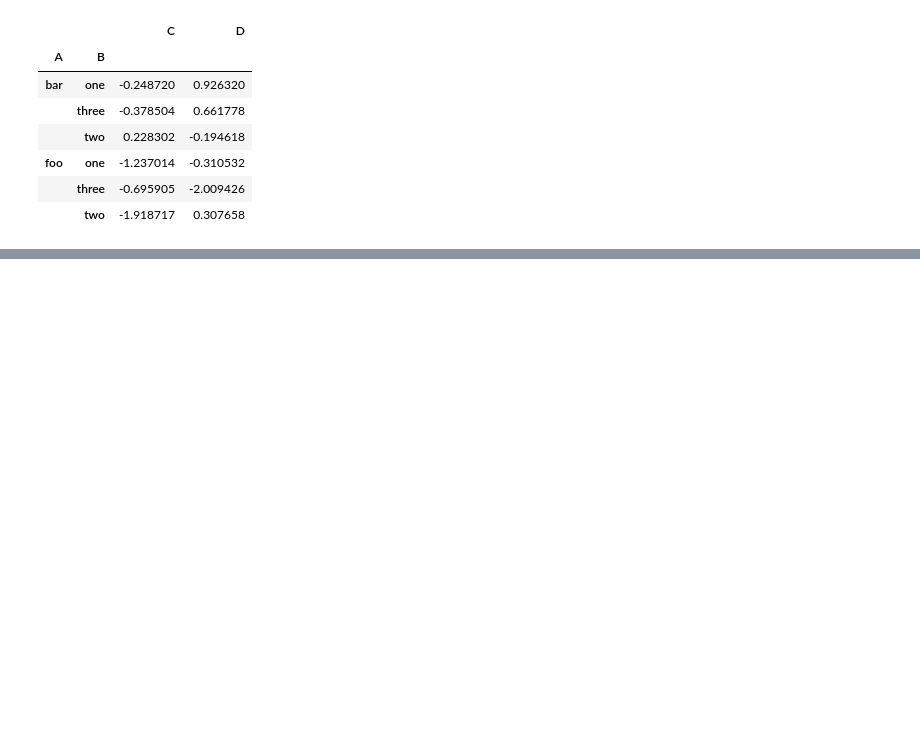
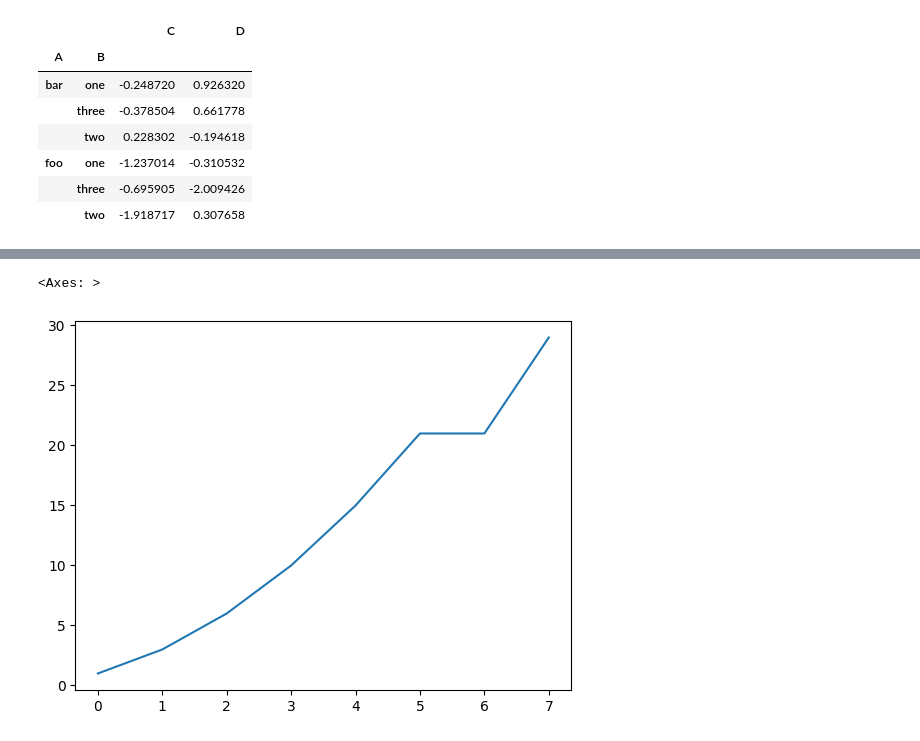
Before and after one commit to kamranshahid56-tech/Python_Practice-Numpy-Pandas-, a Jupyter notebook: python_practice.ipynb, the cells around one changed output, grey strips where cells are left out. Drawn from its saved outputs; the diff is of its cells as text; code cells hidden in the pictures; blank space fills up the shorter version.

```diff
--- a/python_practice.ipynb
+++ b/python_practice.ipynb
@@ -2612,0 +2734,3 @@ df.groupby(["A","B"]).sum()
+# %%
+ts = pd.Series([1, 2, 3, 4, 5,6, 0, 8])
+ts = ts.cumsum(skipna = True)
@@ -2612,0 +2750,5 @@ df.groupby(["A","B"]).sum()
+# %%
+ts.plot()
+# %% [output]
+<Axes: >
+[figure, added]
```
Also changed, not shown: parts of 20 cells of this notebook.
